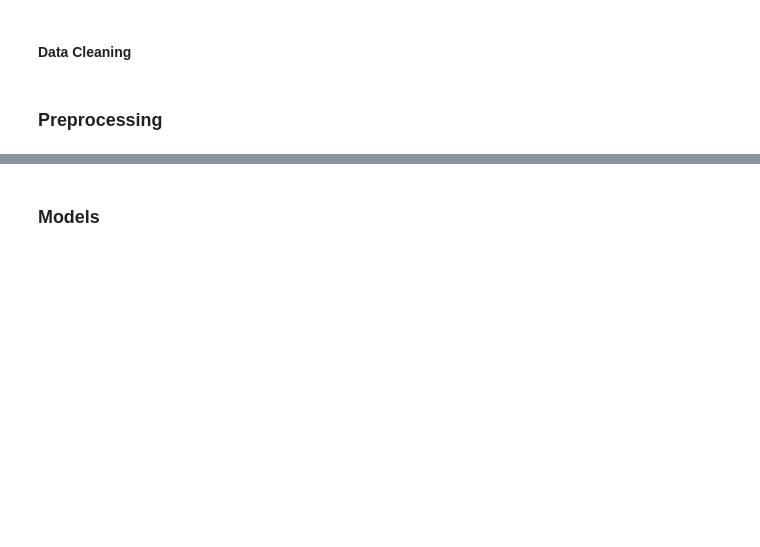
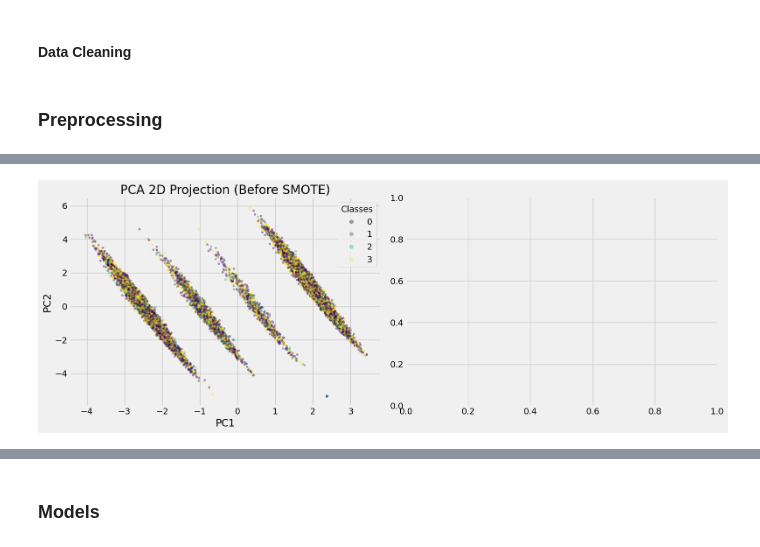
Before and after one commit to AmbitiousFlowDev/ml-genetic-disorder-classifier, a Jupyter notebook: GeneticDisorderClassifier.ipynb, the cells around one changed output, grey strips where cells are left out. Drawn from its saved outputs; the diff is of its cells as text; code cells hidden in the pictures; blank space fills up the shorter version.

```diff
--- a/GeneticDisorderClassifier.ipynb
+++ b/GeneticDisorderClassifier.ipynb
@@ -113,0 +192,18 @@ _, _, y_sub_train, y_sub_val = train_test_split(
+# %%
+pca_2d = PCA(n_components=2, random_state=42)
+X_2d = pca_2d.fit_transform(X_train_scaled)
+
+fig, axes = plt.subplots(1, 2, figsize=(16, 6))
+
+# Before SMOTE
+inv_class_map = {v: k for k, v in class_map.items()}
+scatter = axes[0].scatter(X_2d[:, 0], X_2d[:, 1], c=y_train.values, cmap='viridis', alpha=0.4, s=10)
+axes[0].set_xlabel("PC1")
+axes[0].set_ylabel("PC2")
+axes[0].set_title("PCA 2D Projection (Before SMOTE)")
+axes[0].legend(*scatter.legend_elements(), title="Classes", loc="best")
+
+plt.tight_layout()
+plt.show()
+# %% [output]
+[figure, added]
```
Also changed, not shown: parts of 74 cells of this notebook, 1 other file.
